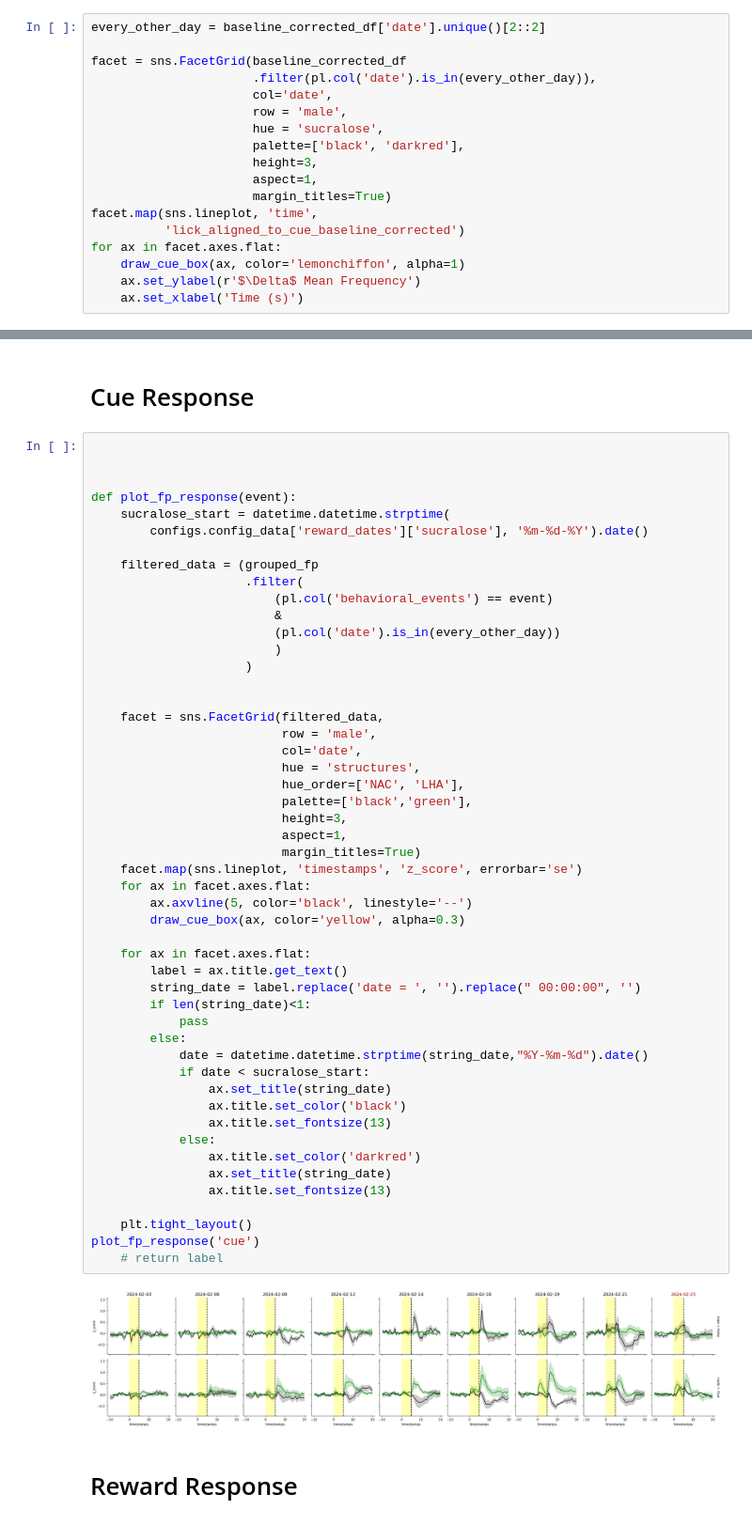
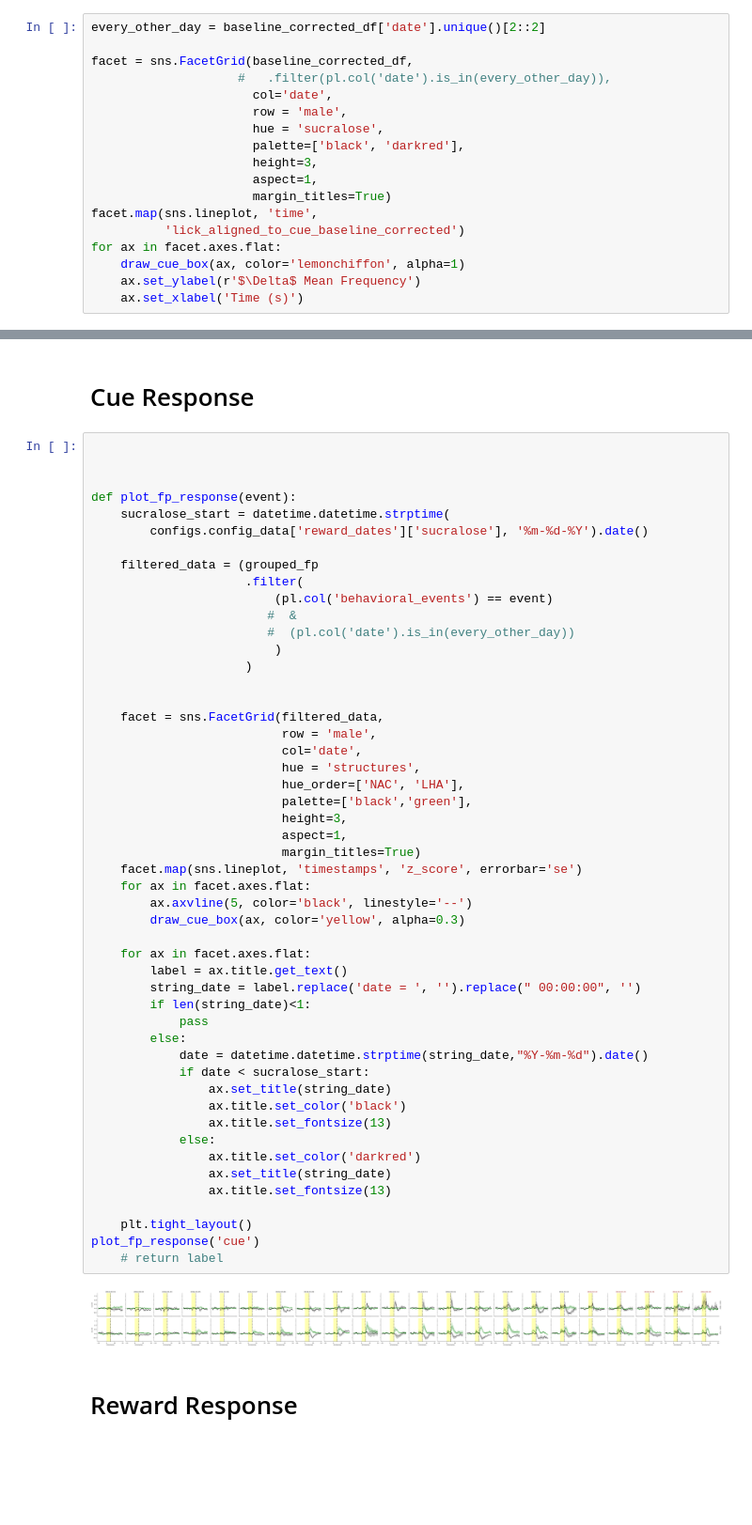
Before and after one commit to Mschaid/coral, a Jupyter notebook: notebooks/visualization.ipynb, the cells around one changed output, grey strips where cells are left out. Shown at 94% size. Saved outputs shown, nothing was run; the diff lists cells and outputs as text; blank space fills up the shorter version.

```diff
--- a/notebooks/visualization.ipynb
+++ b/notebooks/visualization.ipynb
@@ -69,8 +69,8 @@ every_other_day = baseline_corrected_df['date'].unique()[::2]
 # %%
 every_other_day = baseline_corrected_df['date'].unique()[2::2]
 
-facet = sns.FacetGrid(baseline_corrected_df
-                      .filter(pl.col('date').is_in(every_other_day)),
+facet = sns.FacetGrid(baseline_corrected_df,
+                    #   .filter(pl.col('date').is_in(every_other_day)),
                       col='date',
                       row = 'male',
                       hue = 'sucralose',
@@ -166,8 +166,8 @@ def plot_fp_response(event):
     filtered_data = (grouped_fp
                      .filter(
                          (pl.col('behavioral_events') == event)
-                         &
-                         (pl.col('date').is_in(every_other_day))
+                        #  &
+                        #  (pl.col('date').is_in(every_other_day))
                          )
                      )
 
@@ -179,34 +179,34 @@ def plot_fp_response(event):
                           hue_order=['NAC', 'LHA'],
                           palette=['black','green'],
                           height=3,
                           aspect=1,
                           margin_titles=True)
     facet.map(sns.lineplot, 'timestamps', 'z_score', errorbar='se')
     for ax in facet.axes.flat:
         ax.axvline(5, color='black', linestyle='--')
         draw_cue_box(ax, color='yellow', alpha=0.3)
 
     for ax in facet.axes.flat:
         label = ax.title.get_text()
         string_date = label.replace('date = ', '').replace(" 00:00:00", '')
         if len(string_date)<1:
             pass
         else:
             date = datetime.datetime.strptime(string_date,"%Y-%m-%d").date()
             if date < sucralose_start:
                 ax.set_title(string_date)
                 ax.title.set_color('black')
                 ax.title.set_fontsize(13)
             else:
                 ax.title.set_color('darkred')
                 ax.set_title(string_date)
                 ax.title.set_fontsize(13)
 
     plt.tight_layout()
 plot_fp_response('cue')
     # return label
 # %% [output]
-[figure, old version]
+[figure, new version]
 # %% [markdown]
 # Reward Response
 # %%
```
Also changed, not shown: parts of 9 cells of this notebook, 1 other file.
